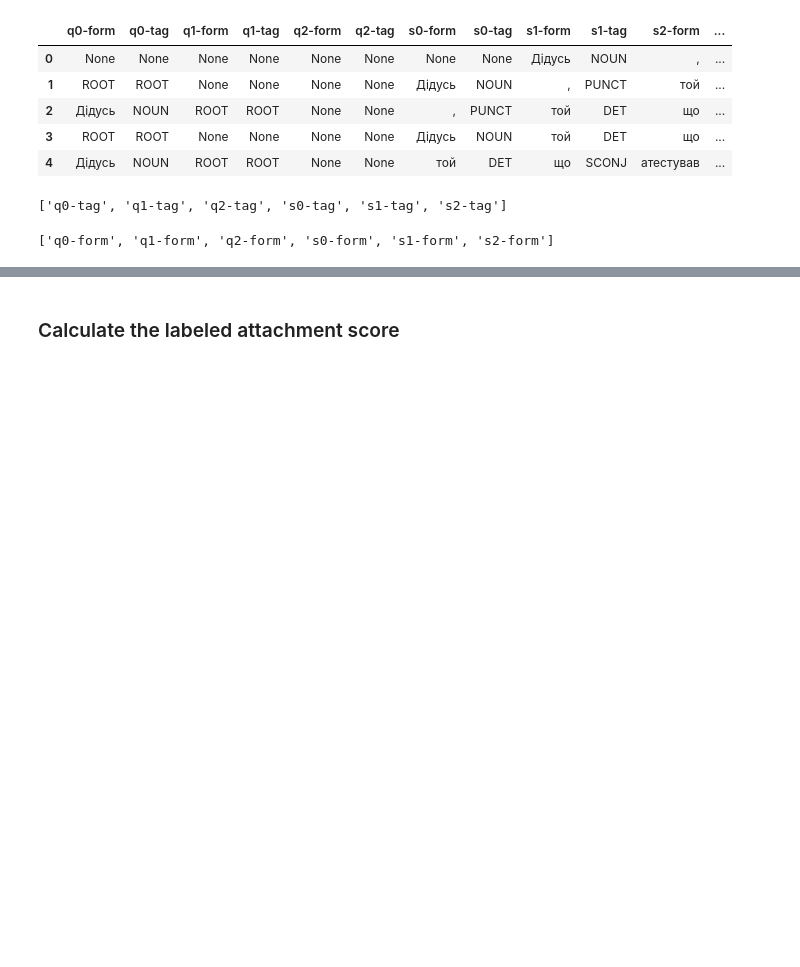
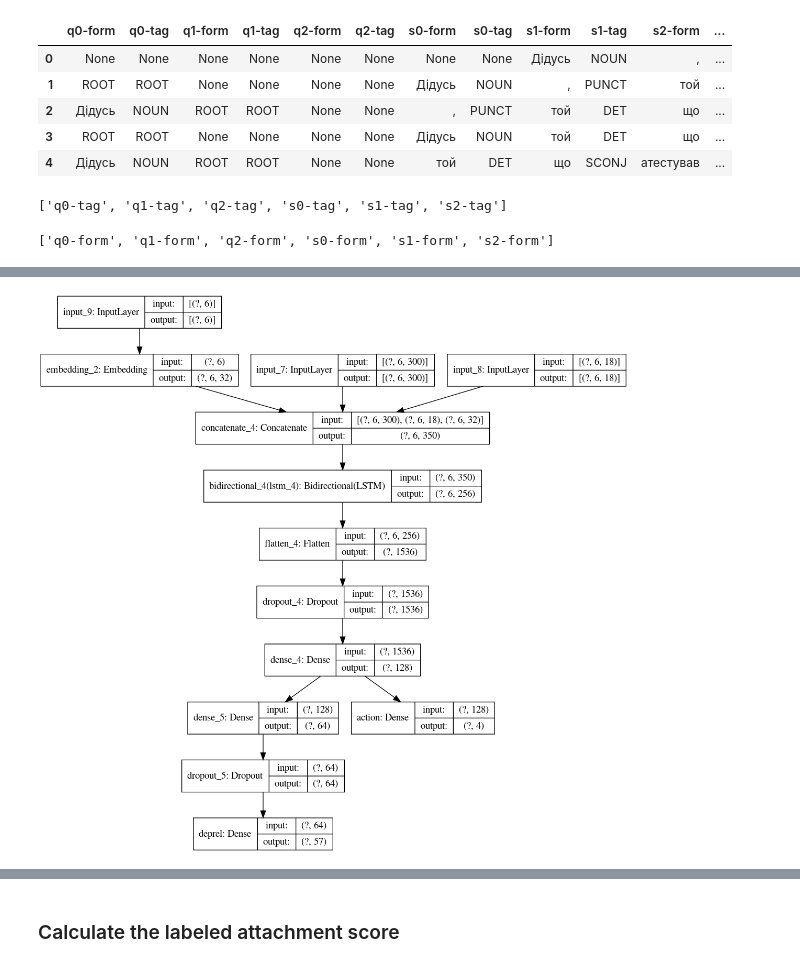
Before and after one commit to vseloved/prj-nlp-2020, a Jupyter notebook: students/DimaSakovich/11-nn/notebook.ipynb, the cells around one changed output, grey strips where cells are left out. Saved outputs shown, nothing was run; the diff lists cells and outputs as text; code cells hidden in the pictures; blank space fills up the shorter version.

```diff
--- a/students/DimaSakovich/11-nn/notebook.ipynb
+++ b/students/DimaSakovich/11-nn/notebook.ipynb
@@ -778,0 +826,30 @@ lemma_pos_lstm_model = tf.keras.models.load_model('lemma_pos_lstm.h5')
+# %%
+word_emb_input = tf.keras.layers.Input(shape=X_form_train.shape[1:])
+pos_ohe_emb_input = tf.keras.layers.Input(shape=X_pos_ohe_train.shape[1:])
+pos_token_emb_input = tf.keras.layers.Input(shape=X_pos_token_train.shape[1:])
+
+pos_emb_layer = tf.keras.layers.Embedding(input_dim=len(pos_tags_mapping)+2, output_dim=32)(pos_token_emb_input)
+
+emb_concat = tf.keras.layers.concatenate([word_emb_input, pos_ohe_emb_input, pos_emb_layer], axis=-1)
+lstm = tf.keras.layers.Bidirectional(tf.keras.layers.LSTM(128, return_sequences=True))(emb_concat)
+flat = tf.keras.layers.Flatten()(lstm)
+flat_concat = tf.keras.layers.Dropout(0.5)(flat)
+
+dense_layer1 = tf.keras.layers.Dense(128, activation='relu')(flat_concat)
+dense_output_act = tf.keras.layers.Dense(len(action_mapping), activation='softmax', name='action')(dense_layer1)
+
+
+dense_layer2 = tf.keras.layers.Dense(64, activation='relu')(dense_layer1)
+dense_layer2 = tf.keras.layers.Dropout(0.3)(dense_layer2)
+
+act_dense_concat = tf.keras.layers.concatenate([dense_output_act, dense_layer2], axis=-1)
+
+dense_output_dep = tf.keras.layers.Dense(len(deprel_mapping), activation='softmax', name='deprel')(dense_layer2)
+
+
+
+model = tf.keras.models.Model(inputs=[word_emb_input, pos_ohe_emb_input, pos_token_emb_input],
+                              outputs=[dense_output_dep, dense_output_act],
+                              name='lstm_concatenated_emb')
+
+model.compile(optimizer='adam', loss='categorical_crossentropy', metrics=['categorical_accuracy'])
@@ -778,0 +882,4 @@ lemma_pos_lstm_model = tf.keras.models.load_model('lemma_pos_lstm.h5')
+# %%
+tf.keras.utils.plot_model(model, show_shapes=True, show_layer_names=True)
+# %% [output]
+[figure, added]
```
Also changed, not shown: parts of 41 cells of this notebook.
